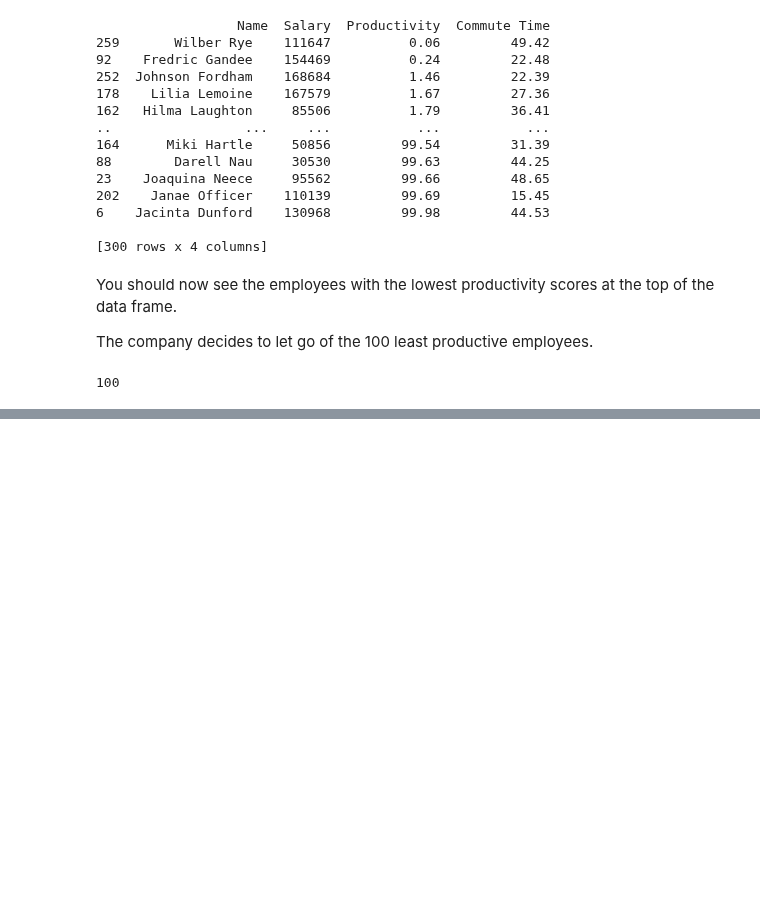
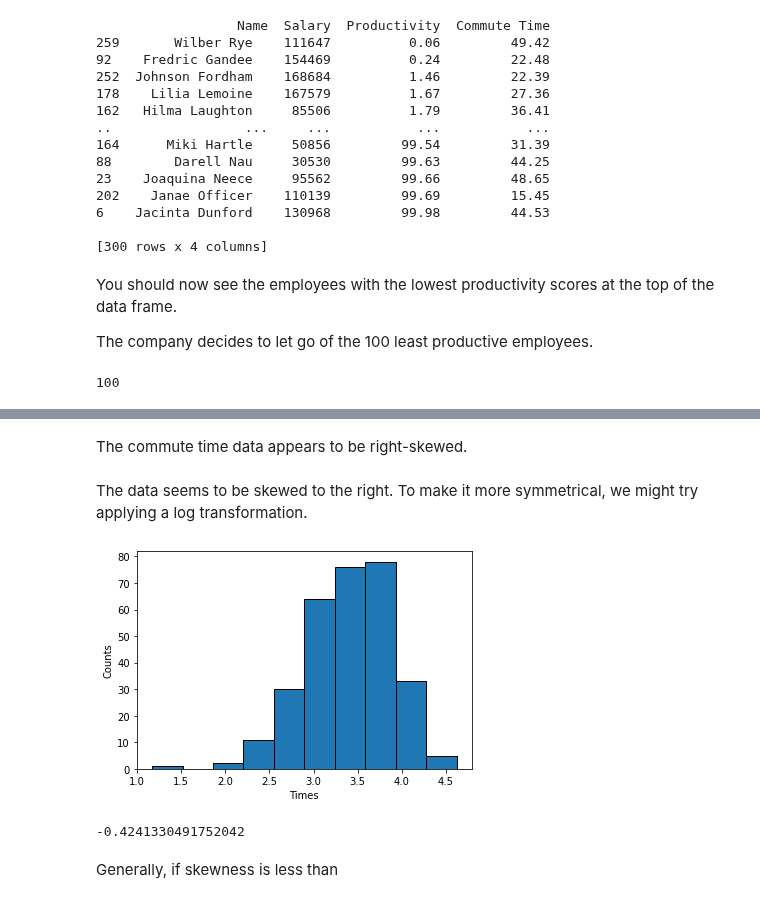
Before and after one commit to joeelorm/Data_Science, a Jupyter notebook: Projects/Start Up Transformation.ipynb, the cells around one changed output, grey strips where cells are left out. Cells and saved outputs as stored; diff of their text form; code cells hidden in the pictures; blank space fills up the shorter version.

```diff
--- a/Projects/Start Up Transformation.ipynb
+++ b/Projects/Start Up Transformation.ipynb
@@ -206,0 +236,21 @@ print(len(employees_cut))
+# %% [markdown]
+The commute time data appears to be right-skewed.
+# %% [markdown]
+The data seems to be skewed to the right. To make it more symmetrical, we might try applying a log transformation.
+# %%
+#Transforming commute times using log transformation
+commute_times_log = np.log(commute_times)
+
+#Plotting the histogram again
+plt.hist(commute_times_log, edgecolor = 'black')
+plt.xlabel('Times')
+plt.ylabel('Counts')
+plt.show()
+# %% [output]
+[figure, added]
+# %%
+print(commute_times_log.skew())
+# %% [output]
+-0.4241330491752042
+# %% [markdown]
+Generally, if skewness is less than
```
Also changed, not shown: parts of 4 cells of this notebook.
